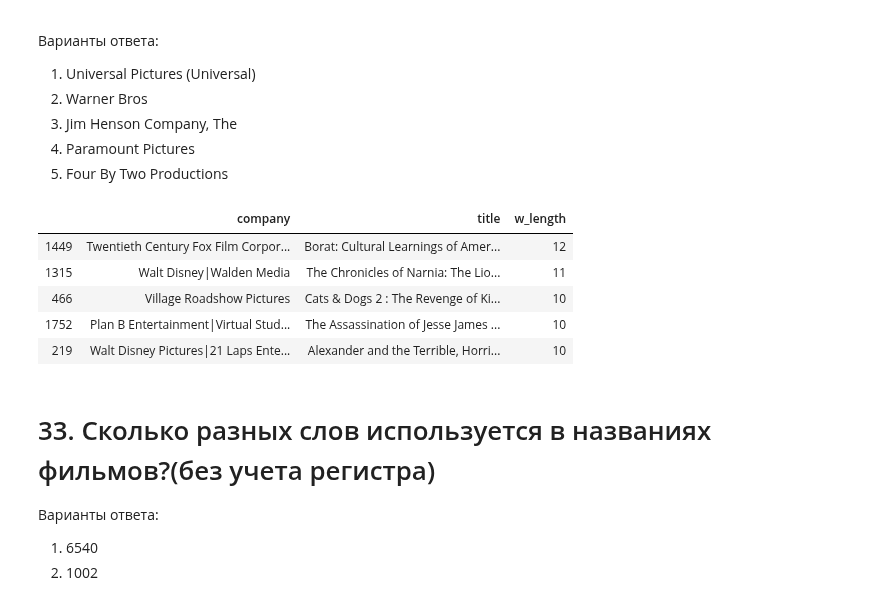
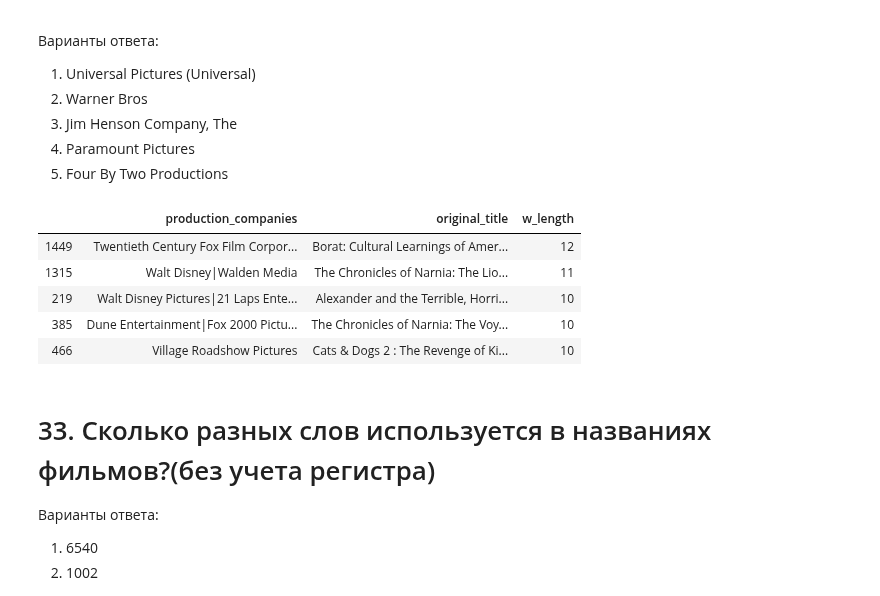
Before and after one commit to ivan-kud/ml-projects, a Jupyter notebook: [SF-DST] Movies IMBD v3.0.ipynb, the cells around one changed output. Saved outputs shown, nothing was run; the diff lists cells and outputs as text; code cells hidden in the pictures.

```diff
--- a/[SF-DST] Movies IMBD v3.0.ipynb
+++ b/[SF-DST] Movies IMBD v3.0.ipynb
@@ -859,26 +871,25 @@ dtype: float64
 # %%
 answer_ls.append(5)
 
 """Воспользуемся знаниями из предыдущего задания.
 Так как у компании "Four By Two Productions" только один фильм,
 который ялвяется самым длинным по количеству символов, то, вероятно,
 он же будет и самым длинным по количеству слов.
 """
 
 # Создаем дополнительный столбец данных с длиной названия фильма в словах
 df = data.loc[:, ['production_companies', 'original_title']]
 df['w_length'] = df['original_title'].apply(lambda x: len(x.split()))
-df.columns = ['company', 'title', 'w_length']
 
 # Выводим топ самых длинных по словам фильмов
-df.sort_values(['w_length'], ascending=False).head()
+df.nlargest(5, 'w_length')
 # %% [output]
-|  | company | title | w_length |
+|  | production_companies | original_title | w_length |
 | 1449 | Twentieth Century Fox Film Corpor... | Borat: Cultural Learnings of Amer... | 12 |
 | 1315 | Walt Disney|Walden Media | The Chronicles of Narnia: The Lio... | 11 |
+| 219 | Walt Disney Pictures|21 Laps Ente... | Alexander and the Terrible, Horri... | 10 |
+| 385 | Dune Entertainment|Fox 2000 Pictu... | The Chronicles of Narnia: The Voy... | 10 |
 | 466 | Village Roadshow Pictures | Cats & Dogs 2 : The Revenge of Ki... | 10 |
-| 1752 | Plan B Entertainment|Virtual Stud... | The Assassination of Jesse James ... | 10 |
-| 219 | Walt Disney Pictures|21 Laps Ente... | Alexander and the Terrible, Horri... | 10 |
 # %% [markdown]
 # 33. Сколько разных слов используется в названиях фильмов?(без учета регистра)
 Варианты ответа:
```
Also changed, not shown: parts of 25 cells of this notebook.
